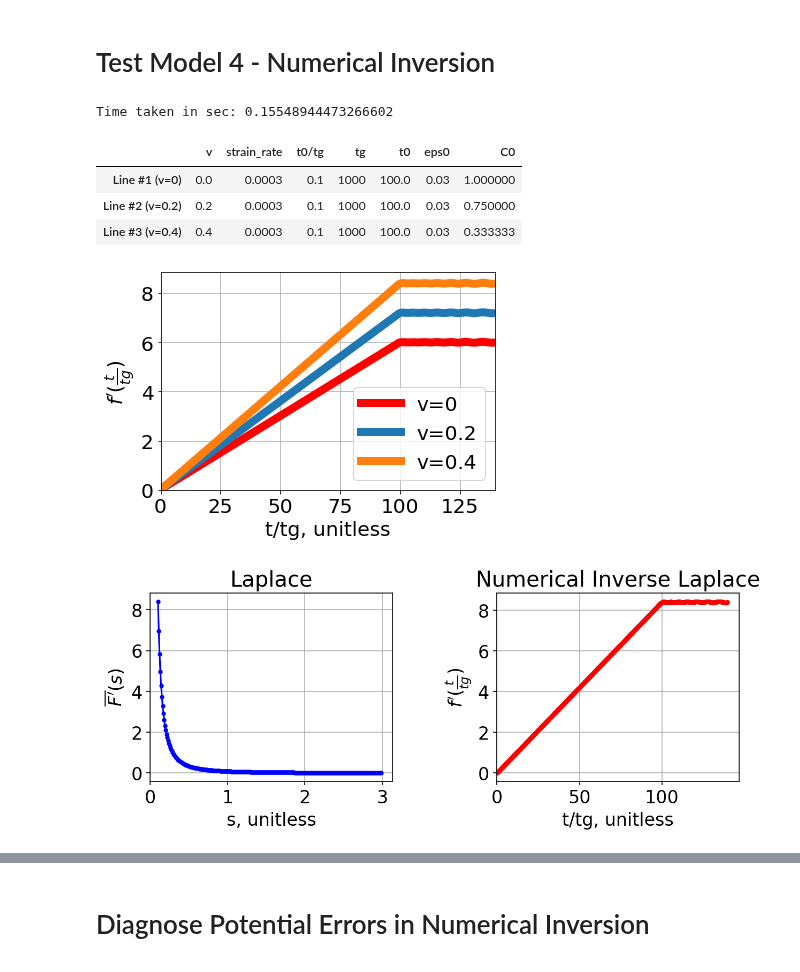
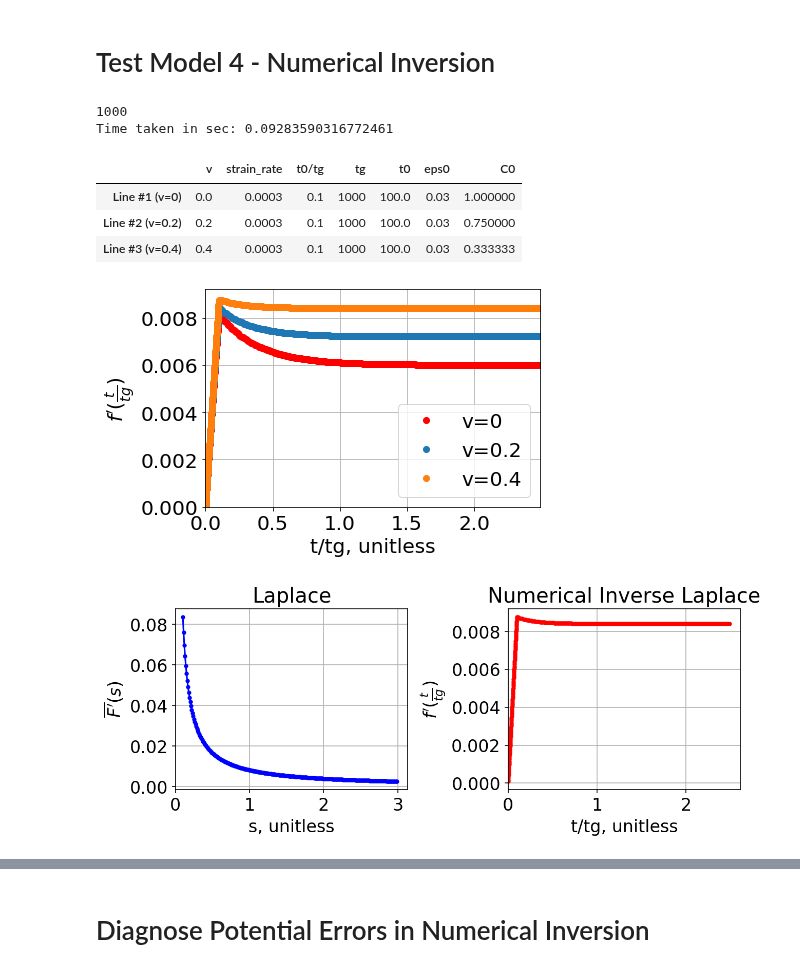
Before and after one commit to ryerrabelli/Yerrabelli-Spector-Poroelastic-Model-Code, a Jupyter notebook: src/ModelInversions.ipynb, the cells around one changed output, grey strips where cells are left out. Saved outputs shown, nothing was run; the diff lists cells and outputs as text; code cells hidden in the pictures.

Commit message:
Fixed bug in Dr. Spector's equation and got the newest figures. Sent to him already.

```diff
--- a/src/ModelInversions.ipynb
+++ b/src/ModelInversions.ipynb
@@ -604,8 +604,8 @@ tm = viscoporoelastic_model.TestModel4()
 #times=np.arange(0.1,100,0.1)/100.0
 #times = np.arange(0.05, 5.05, 0.05)
 #times=np.arange(0.001,2,0.01)
-times=np.arange(100,7000*4*5,100)
-tg = tm.tg
+times=np.concatenate([np.arange(1,100,1),np.arange(100,1000*2.5,10)])
+print(tg)
 func = tm.laplace_value
 #func = lambda s: tm.laplace_value(s)*s
 input_times = times
@@ -629,39 +629,42 @@ for ind, v in enumerate([0, 0.2, 0.4]):
   inverted_vals_numerical = euler_inversion(func, input_times/tg, Marg=None)
   laplace_vals = func(s_vals)
   #p=plt.plot(plot_times,inverted_vals_numerical, "rmg"[ind]+".-", linewidth=8,label=f"vs={vs}")
-  p=plt.plot(plot_times,inverted_vals_numerical, ["r","",""][ind]+".-", linewidth=8,label=f"v={v}")
+  p=plt.plot(plot_times,inverted_vals_numerical, ["r","",""][ind]+"o", linewidth=8,label=f"v={v}")
   vars = tm.get_all_names_and_vars()
   #vars={key:getattr(tm,key) for key in dir(tm) if not key.startswith("__") and not callable(getattr(tm,key))}
   #dfs.append(pd.DataFrame(vars,index=["value"]))
   #dfs.append(pd.DataFrame(vars,index=[str(p[0].get_color())]))
   dfs.append(pd.DataFrame(vars,index=[f"Line #{ind+1} (v={v})"]))
 
 plt.xlim([0, max(plot_times)])
 plt.ylim([0, None])
 plt.xlabel(x_names["t"])
 #plt.xlim([0, None])
 plt.ylabel(func_name["t"])
 #plt.xlabel("t/tg, unitless")
 plt.legend();
 #plt.yticks(np.linspace(0,0.0005,5+1))
 ax = plt.gca()
 ax.yaxis.get_ticklocs(minor=True)
+plt.legend(loc="lower right")
 
 
 plt.rc('font', size=16)  # default font size is 10
 fig, laplace_vals, inverted_vals_numerical, inverted_vals_analytical=plotting.plot_laplace_analysis(
     func=func, func_name=func_name, x_names=x_names, s_vals=s_vals,
     input_times=input_times, plot_times=plot_times, tg=tg )
 
+
 display(pd.concat(dfs))
 # %% [output]
-Time taken in sec: 0.15548944473266602
+1000
+Time taken in sec: 0.09283590316772461
 |  | v | strain_rate | t0/tg | tg | t0 | eps0 | C0 |
 | Line #1 (v=0) | 0.0 | 0.0003 | 0.1 | 1000 | 100.0 | 0.03 | 1.000000 |
 | Line #2 (v=0.2) | 0.2 | 0.0003 | 0.1 | 1000 | 100.0 | 0.03 | 0.750000 |
 | Line #3 (v=0.4) | 0.4 | 0.0003 | 0.1 | 1000 | 100.0 | 0.03 | 0.333333 |
-[figure, old version]
+[figure, new version]
-[figure, old version]
+[figure, new version]
 # %% [markdown]
 # Laplace function relevant properties - for diagnosing errors
 ## Sources:
```
Also changed, not shown: 2 other files.
